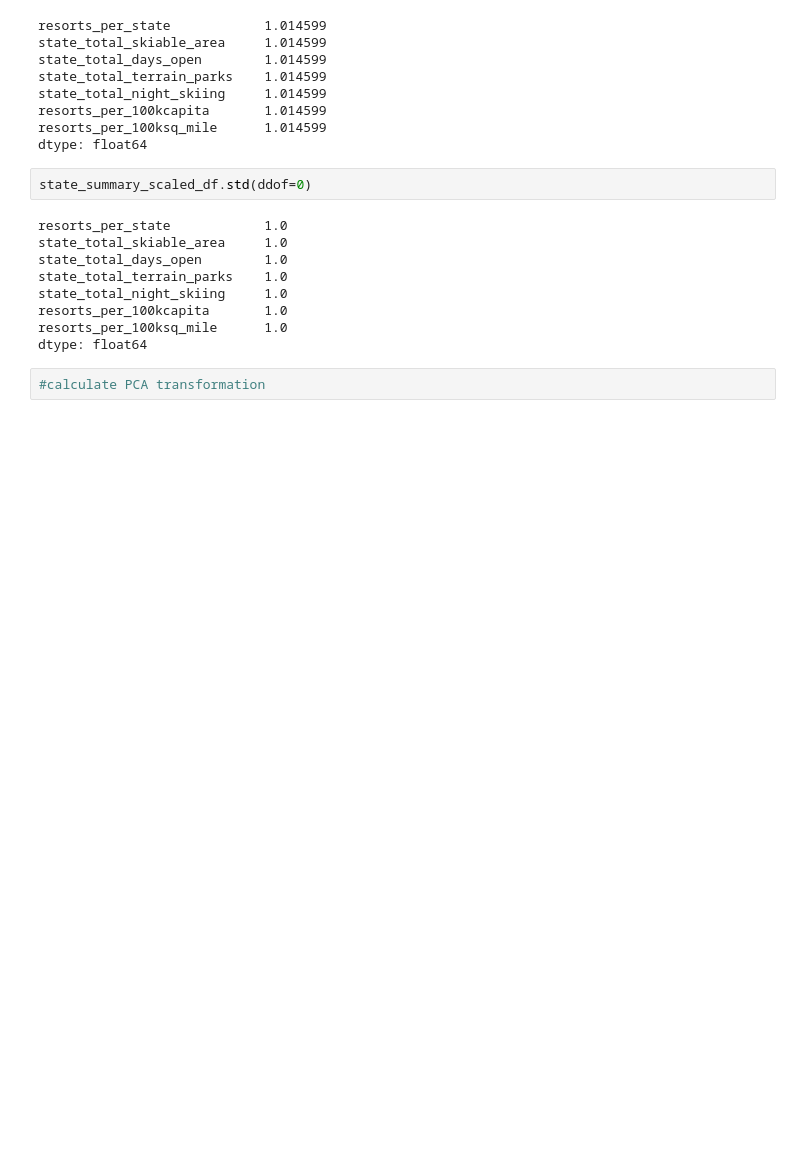
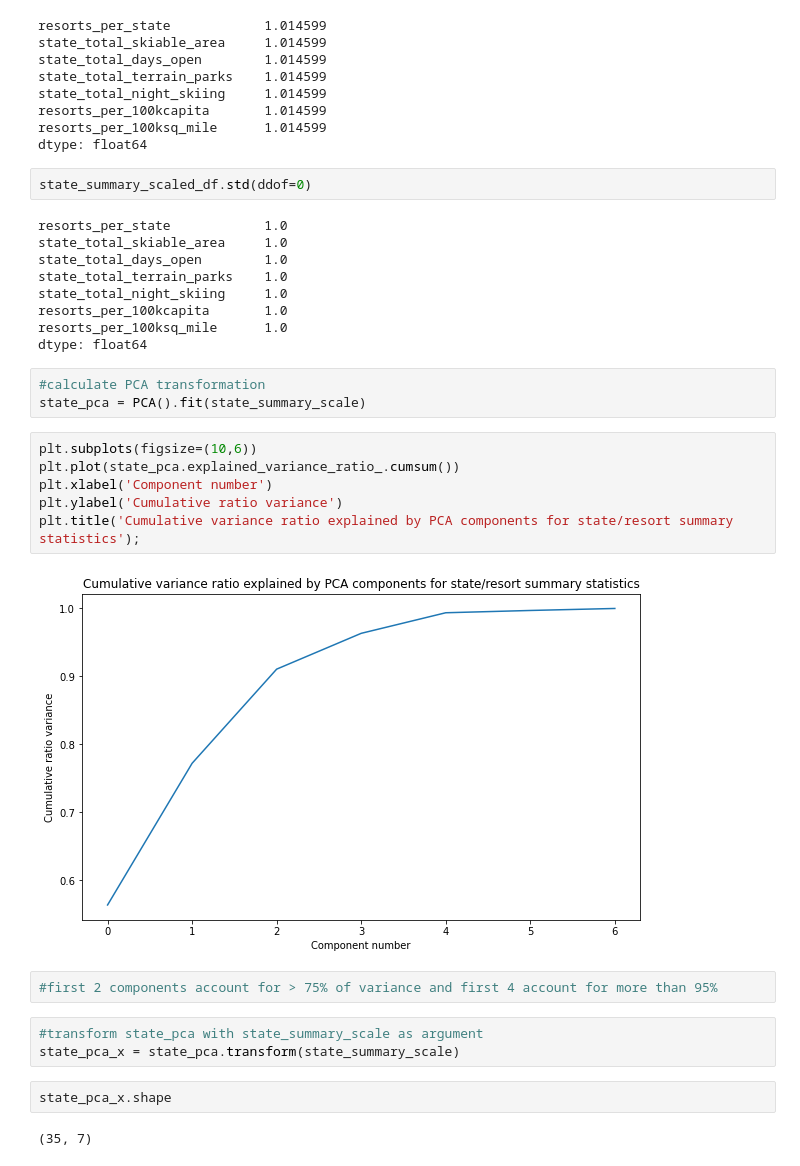
Before and after one commit to AMersman/DataScienceGuidedCapstone, a Jupyter notebook: Notebooks/3.ExploratoryDataAnalysis_GuidedCapstone.ipynb, the cells around one changed output. Saved outputs shown, nothing was run; the diff lists cells and outputs as text; blank space fills up the shorter version.

```diff
--- a/Notebooks/3.ExploratoryDataAnalysis_GuidedCapstone.ipynb
+++ b/Notebooks/3.ExploratoryDataAnalysis_GuidedCapstone.ipynb
@@ -299,3 +298,21 @@ resorts_per_100ksq_mile      1.0
 dtype: float64
 # %%
 #calculate PCA transformation
+state_pca = PCA().fit(state_summary_scale)
+# %%
+plt.subplots(figsize=(10,6))
+plt.plot(state_pca.explained_variance_ratio_.cumsum())
+plt.xlabel('Component number')
+plt.ylabel('Cumulative ratio variance')
+plt.title('Cumulative variance ratio explained by PCA components for state/resort summary statistics');
+# %% [output]
+[figure, added]
+# %%
+#first 2 components account for > 75% of variance and first 4 account for more than 95%
+# %%
+#transform state_pca with state_summary_scale as argument
+state_pca_x = state_pca.transform(state_summary_scale)
+# %%
+state_pca_x.shape
+# %% [output]
+(35, 7)
```
Also changed, not shown: parts of 21 cells of this notebook.
